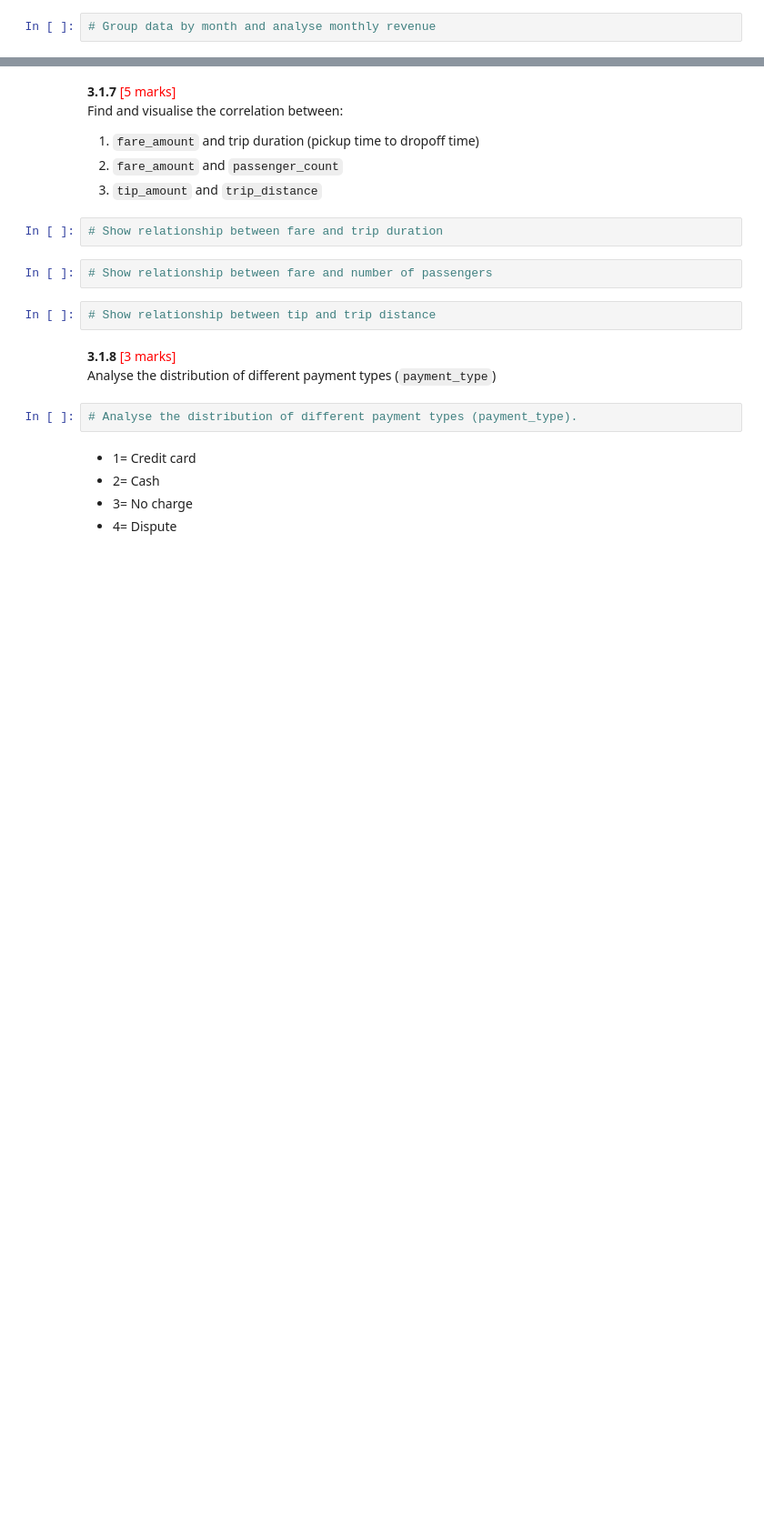
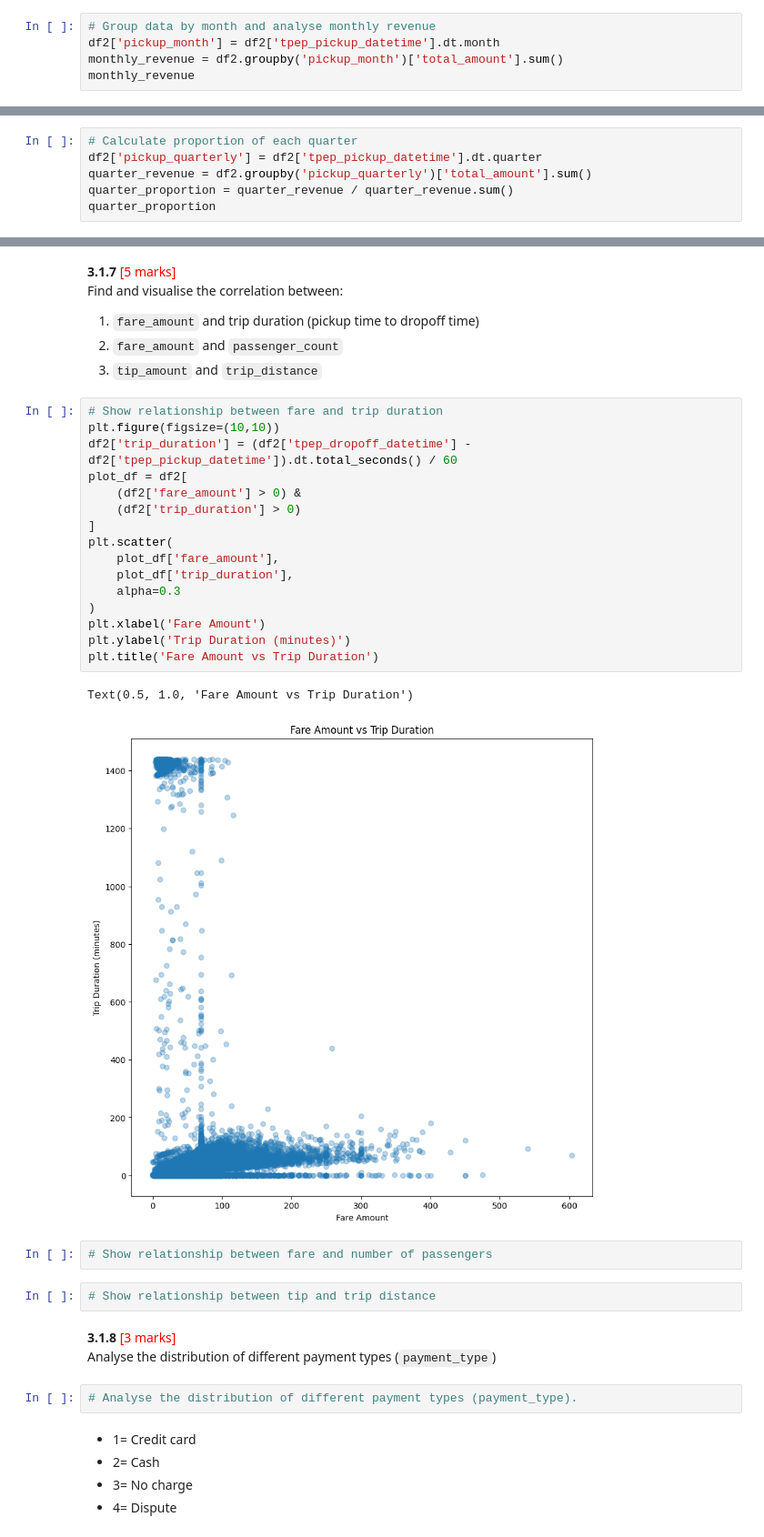
Before and after one commit to srinivasrom/MyStore, a Jupyter notebook: EDA_Assg_NYC_Taxi_Starter_Srinivas_Rompala.ipynb, the cells around one changed output, grey strips where cells are left out. Shown at 91% size. Drawn from its saved outputs; the diff is of its cells as text; blank space fills up the shorter version.

```diff
--- a/EDA_Assg_NYC_Taxi_Starter_Srinivas_Rompala.ipynb
+++ b/EDA_Assg_NYC_Taxi_Starter_Srinivas_Rompala.ipynb
@@ -887,3 +887,6 @@ display(df_non_zero.head())
 Analyse the monthly revenue (`total_amount`) trend
 # %%
 # Group data by month and analyse monthly revenue
+df2['pickup_month'] = df2['tpep_pickup_datetime'].dt.month
+monthly_revenue = df2.groupby('pickup_month')['total_amount'].sum()
+monthly_revenue
@@ -894,0 +912,6 @@ Show the proportion of each quarter of the year in the revenue
+# %%
+# Calculate proportion of each quarter
+df2['pickup_quarterly'] = df2['tpep_pickup_datetime'].dt.quarter
+quarter_revenue = df2.groupby('pickup_quarterly')['total_amount'].sum()
+quarter_proportion = quarter_revenue / quarter_revenue.sum()
+quarter_proportion
@@ -905,8 +952,25 @@ Find and visualise the correlation between:
 1. `fare_amount` and trip duration (pickup time to dropoff time)
 2. `fare_amount` and `passenger_count`
 3. `tip_amount` and `trip_distance`
-# %%
-# Show relationship between fare and trip duration
+# %%
+# Show relationship between fare and trip duration
+plt.figure(figsize=(10,10))
+df2['trip_duration'] = (df2['tpep_dropoff_datetime'] - df2['tpep_pickup_datetime']).dt.total_seconds() / 60
+plot_df = df2[
+    (df2['fare_amount'] > 0) &
+    (df2['trip_duration'] > 0)
+]
+plt.scatter(
+    plot_df['fare_amount'],
+    plot_df['trip_duration'],
+    alpha=0.3
+)
+plt.xlabel('Fare Amount')
+plt.ylabel('Trip Duration (minutes)')
+plt.title('Fare Amount vs Trip Duration')
+# %% [output]
+Text(0.5, 1.0, 'Fare Amount vs Trip Duration')
+[figure, added]
 # %%
 # Show relationship between fare and number of passengers
 # %%
```
Also changed, not shown: parts of 5 cells of this notebook.
